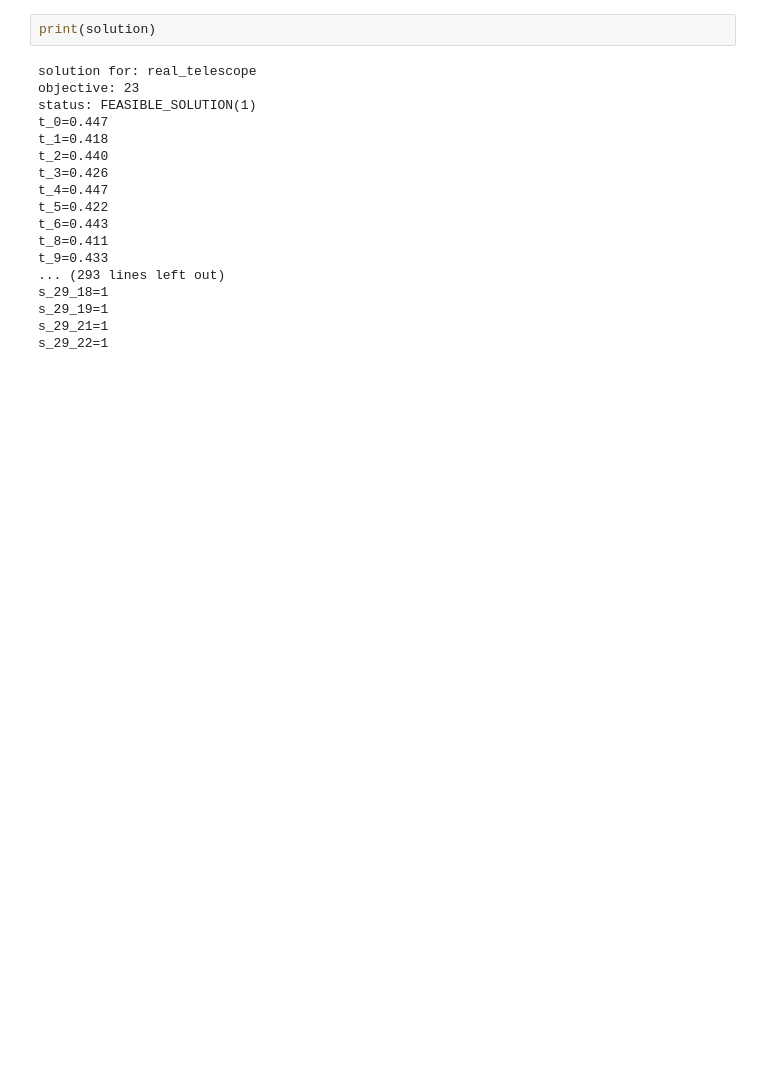
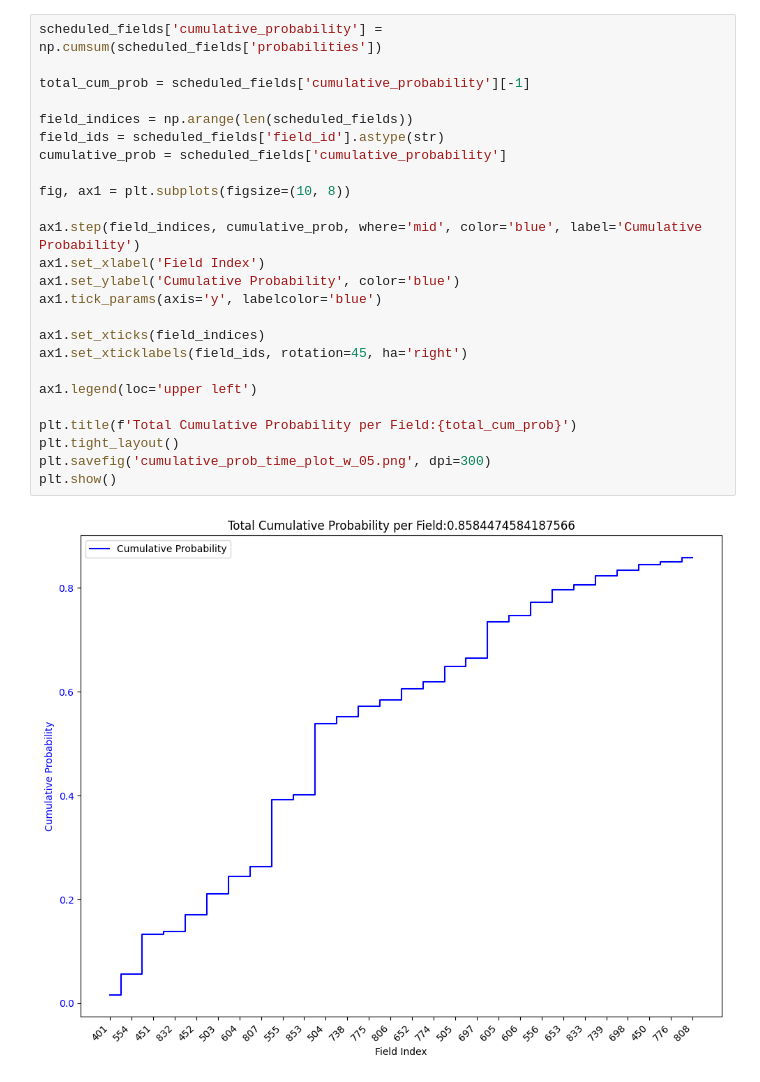
Before and after one commit to Yogesh-wagha/MILP_scheduler, a Jupyter notebook: MILP_scheduler_lexico.ipynb, the cells around one changed output. Drawn from its saved outputs; the diff is of its cells as text; blank space fills up the shorter version.

```diff
--- a/MILP_scheduler_lexico.ipynb
+++ b/MILP_scheduler_lexico.ipynb
@@ -295,20 +334,27 @@ Text(0, 0.5, 'Field ID')
-# %%
-print(solution)
-# %% [output]
-solution for: real_telescope
-objective: 23
-status: FEASIBLE_SOLUTION(1)
-t_0=0.447
-t_1=0.418
-t_2=0.440
-t_3=0.426
-t_4=0.447
-t_5=0.422
-t_6=0.443
-t_8=0.411
-t_9=0.433
-... (293 lines left out)
-s_29_18=1
-s_29_19=1
-s_29_21=1
-s_29_22=1
+# %%
+scheduled_fields['cumulative_probability'] = np.cumsum(scheduled_fields['probabilities'])
+
+total_cum_prob = scheduled_fields['cumulative_probability'][-1]
+
+field_indices = np.arange(len(scheduled_fields))
+field_ids = scheduled_fields['field_id'].astype(str)
+cumulative_prob = scheduled_fields['cumulative_probability']
+
+fig, ax1 = plt.subplots(figsize=(10, 8))
+
+ax1.step(field_indices, cumulative_prob, where='mid', color='blue', label='Cumulative Probability')
+ax1.set_xlabel('Field Index')
+ax1.set_ylabel('Cumulative Probability', color='blue')
+ax1.tick_params(axis='y', labelcolor='blue')
+
+ax1.set_xticks(field_indices)
+ax1.set_xticklabels(field_ids, rotation=45, ha='right')
+
+ax1.legend(loc='upper left')
+
+plt.title(f'Total Cumulative Probability per Field:{total_cum_prob}')
+plt.tight_layout()
+plt.savefig('cumulative_prob_time_plot_w_05.png', dpi=300)
+plt.show()
+# %% [output]
+[figure, added]
```
Also changed, not shown: parts of 16 cells of this notebook.
